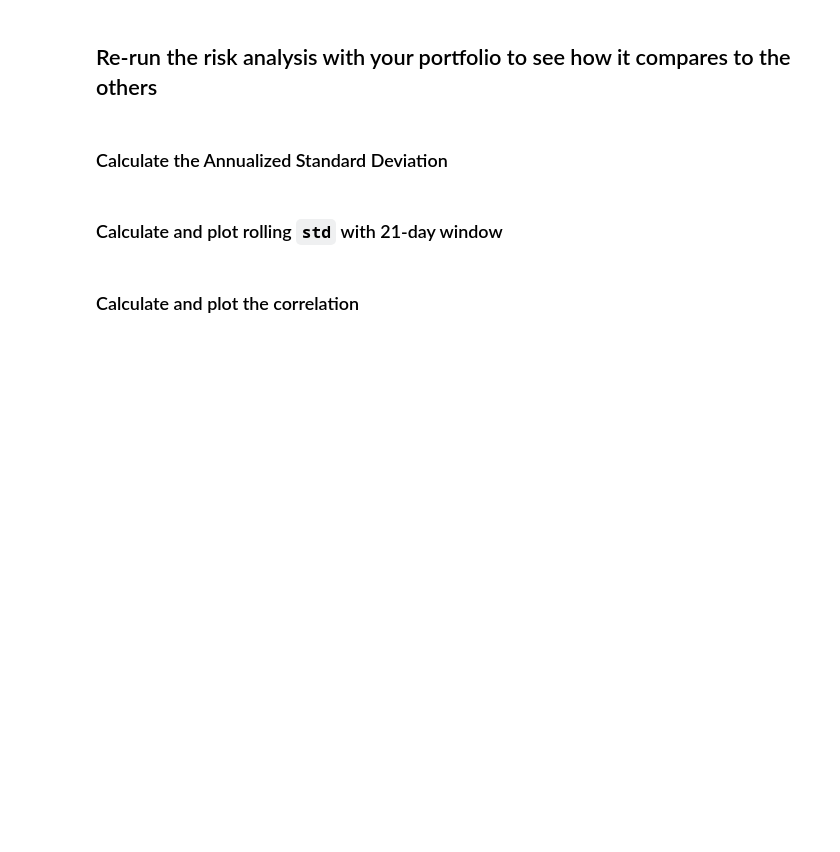
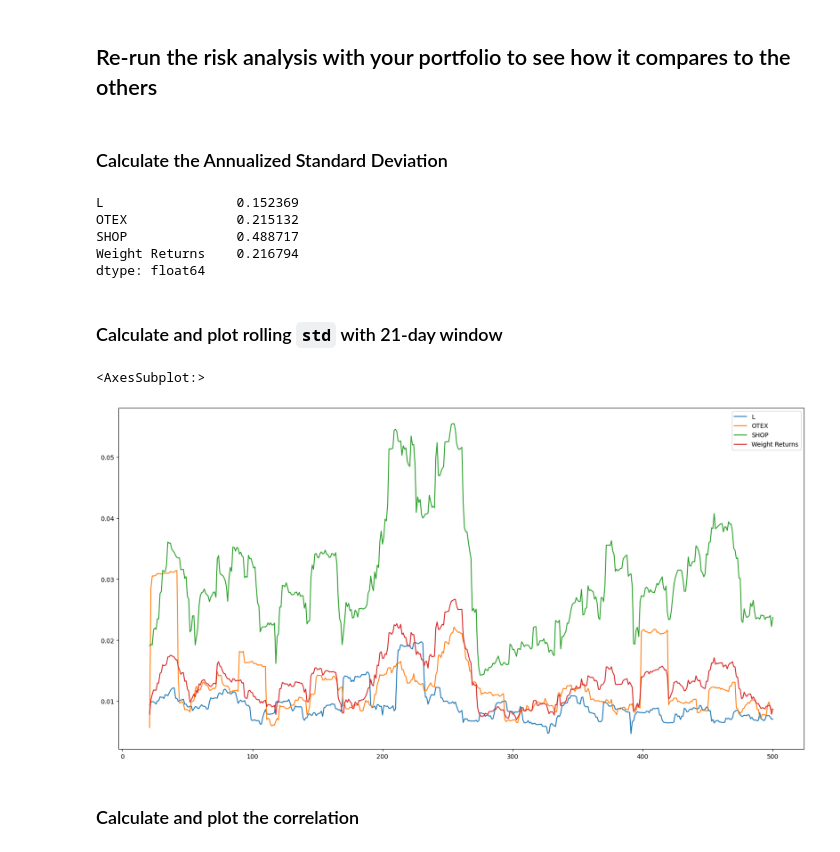
Before and after one commit to dileepadrd/module-4-challenge-algorithmic-trading-strategies, a Jupyter notebook: whale_analysis.ipynb, the cells around one changed output. Saved outputs shown, nothing was run; the diff lists cells and outputs as text; code cells hidden in the pictures; blank space fills up the shorter version.

```diff
--- a/whale_analysis.ipynb
+++ b/whale_analysis.ipynb
@@ -533,5 +535,7 @@ custom_daily_returns_df.head()
 weights = [1/3, 1/3, 1/3]
 
 # Calculate portfolio return
+weighted_returns = custom_daily_returns_df.dot(weights)
 
 # Display sample data
+weighted_returns.head()
@@ -539,5 +550,9 @@ weights = [1/3, 1/3, 1/3]
 ## Join your portfolio returns to the DataFrame that contains all of the portfolio returns
 # %%
 # Join your returns DataFrame to the original returns DataFrame
+custom_daily_returns_df["Weight Returns"] = weighted_returns
 # %%
 # Only compare dates where return data exists for all the stocks (drop NaNs)
+custom_daily_returns_df.dropna(inplace=True)
+
+custom_daily_returns_df.head()
@@ -547,12 +569,25 @@ weights = [1/3, 1/3, 1/3]
 ### Calculate the Annualized Standard Deviation
 # %%
 # Calculate the annualized `std`
+custom_annual_std = custom_daily_returns_df.std()*np.sqrt(252)
+custom_annual_std
+# %% [output]
+L                 0.152369
+OTEX              0.215132
+SHOP              0.488717
+Weight Returns    0.216794
+dtype: float64
 # %% [markdown]
 ### Calculate and plot rolling `std` with 21-day window
 # %%
 # Calculate rolling standard deviation
+custom_rolling_std = custom_daily_returns_df.rolling(window=21).std()
 
 # Plot rolling standard deviation
+custom_rolling_std.plot(figsize=(20, 10))
+# %% [output]
+<AxesSubplot:>
+[figure, added]
 # %% [markdown]
 ### Calculate and plot the correlation
 # %%
```
Also changed, not shown: parts of 4 cells of this notebook.
